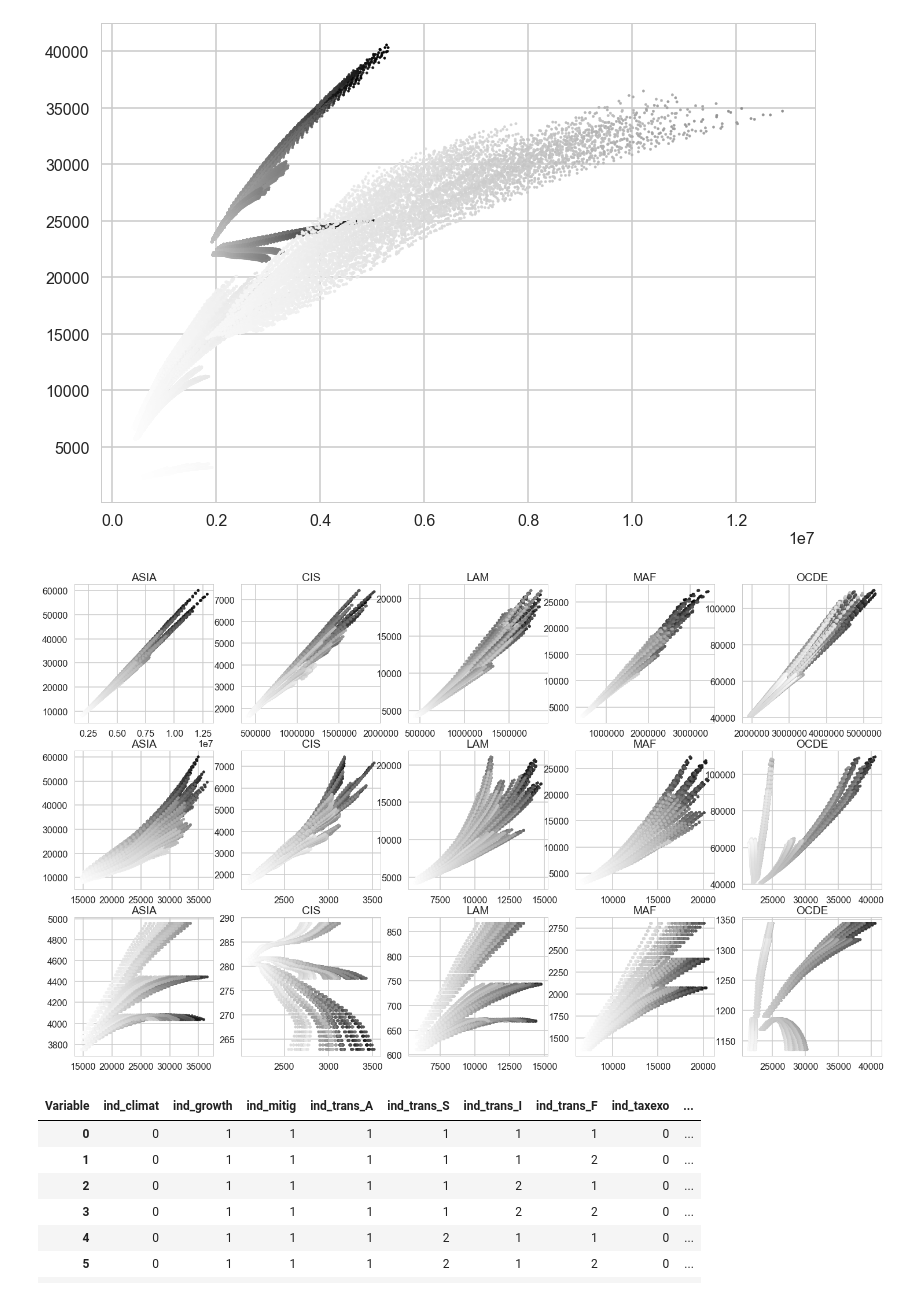
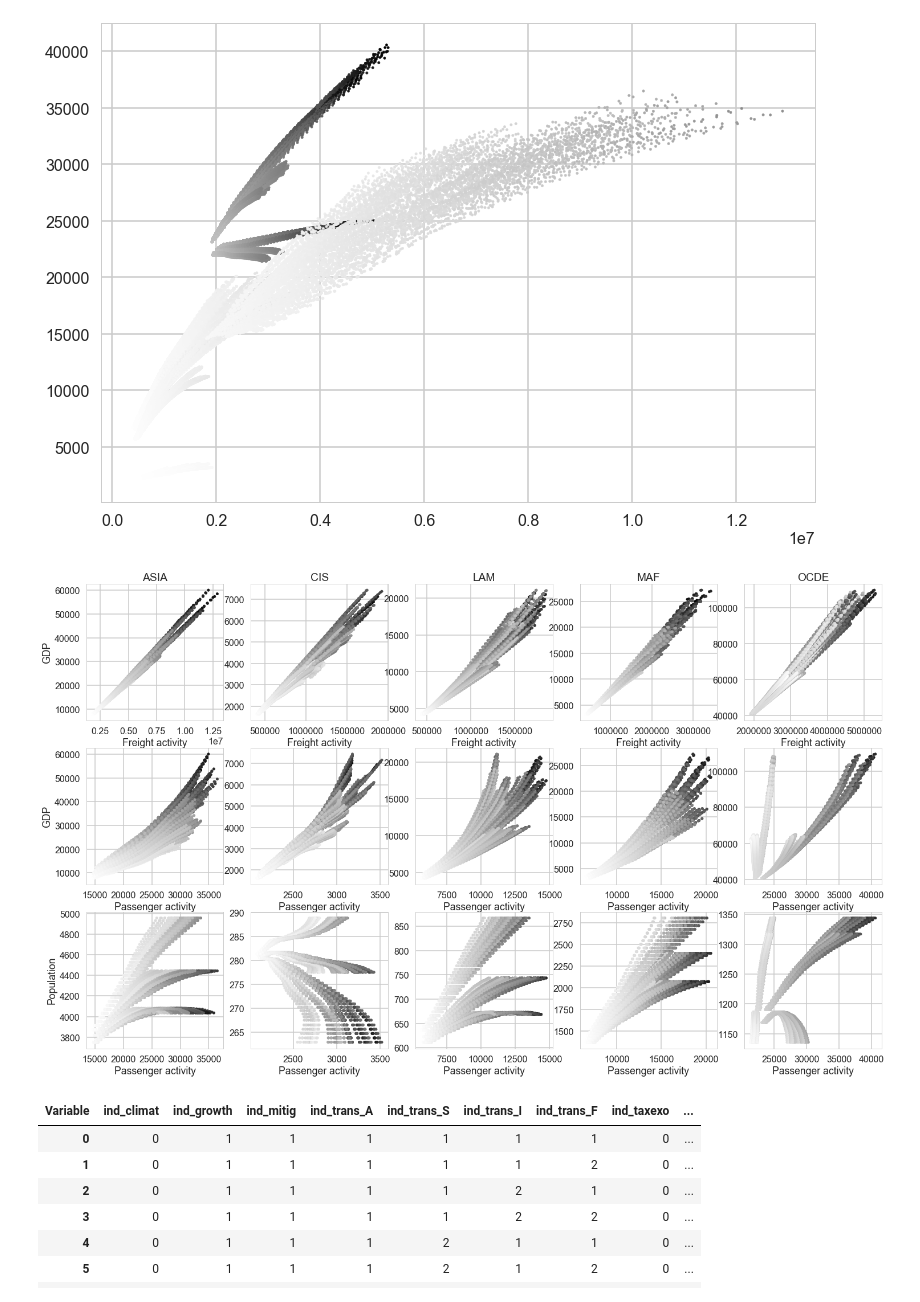
Before and after one commit to julierozenberg/infra_needs_analyses, a Jupyter notebook: cired_results_analysis.ipynb, the cells around one changed output. Drawn from its saved outputs; the diff is of its cells as text; code cells hidden in the pictures.

```diff
--- a/cired_results_analysis.ipynb
+++ b/cired_results_analysis.ipynb
@@ -21,3 +26,7 @@ imaclimfolder = "transport_cired_output_data/outputs_Imaclim/"
+# %%
+invfolder = "C:/Users/WB451855/OneDrive - WBG/!infra_needs_data/transport_cired_output_data/outputs_investments_billion_usd/"
+imaclimfolder = "C:/Users/WB451855/OneDrive - WBG/!infra_needs_data/transport_cired_output_data/outputs_Imaclim/"
+physicalinfrafolder = "C:/Users/WB451855/OneDrive - WBG/!infra_needs_data/transport_cired_output_data/outputs_investments_module_physical_stock/"
 # %% [markdown]
 # First I look at the results from the Imaclim model only (output = transport activity but no investment need)
 # %%
@@ -108,23 +117,32 @@ plt.scatter(out.freight_activity,out.passenger_activity,c=out.PIB,s=5)
 # %%
 i=1
 plt.figure(figsize=(25,15))
 for reg,subframe in out.groupby(level='region'):
     plt.subplot(3,5,i)
     plt.scatter(subframe.freight_activity,subframe.PIB,c=subframe.CO2_em_trans,s=20)
     plt.title(reg)
+    plt.xlabel("Freight activity")
+    if i==1:
+        plt.ylabel("GDP")
     i=i+1
 
 for reg,subframe in out.groupby(level='region'):
     plt.subplot(3,5,i)
     plt.scatter(subframe.passenger_activity,subframe.PIB,c=subframe.CO2_em_trans,s=20)
-    plt.title(reg)
+    #plt.title(reg)
+    plt.xlabel("Passenger activity")
+    if i==6:
+        plt.ylabel("GDP")
     i=i+1
 
 for reg,subframe in out.groupby(level='region'):
     plt.subplot(3,5,i)
     plt.scatter(subframe.passenger_activity,subframe.Population,c=subframe.CO2_em_trans,s=20)
-    plt.title(reg)
+    #plt.title(reg)
+    plt.xlabel("Passenger activity")
+    if i==11:
+        plt.ylabel("Population")
     i=i+1
 # %% [output]
-[figure, old version]
+[figure, new version]
 # %%
```
Also changed, not shown: parts of 45 cells of this notebook, 6 other files.
